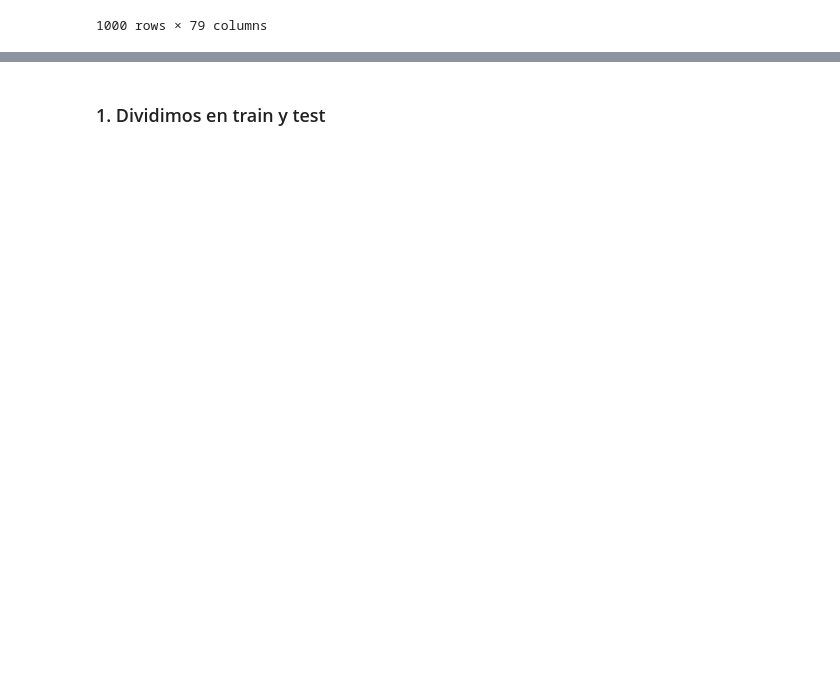
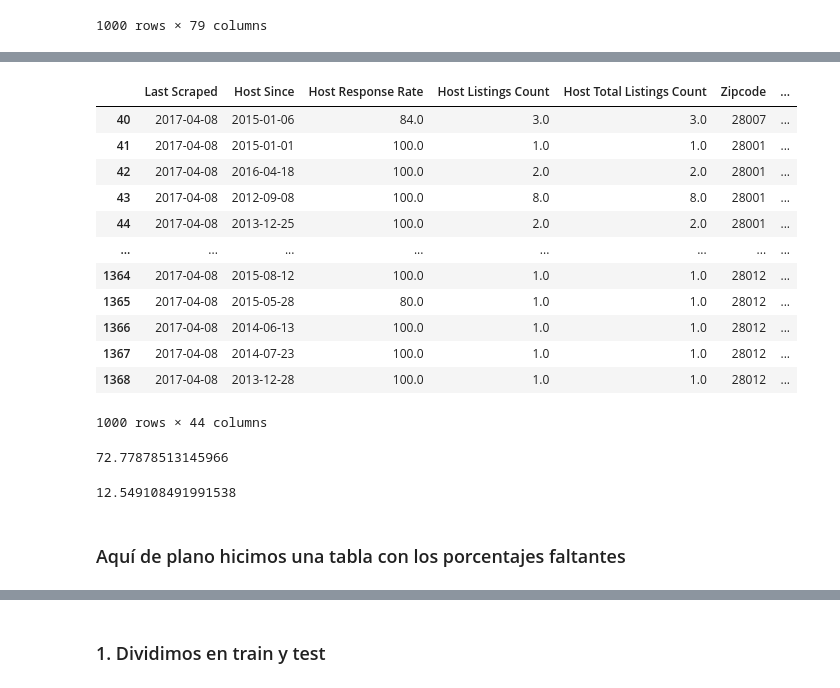
Before and after one commit to rogebautista/machine-learning-rogelio, a Jupyter notebook: Analisis exploratorio.ipynb, the cells around one changed output, grey strips where cells are left out. Drawn from its saved outputs; the diff is of its cells as text; code cells hidden in the pictures; blank space fills up the shorter version.

```diff
--- a/Analisis exploratorio.ipynb
+++ b/Analisis exploratorio.ipynb
@@ -254,0 +285,30 @@ data_prefilter.head(1000)
+# %%
+data_prefilter.head(1000)
+# %% [output]
+|  | Last Scraped | Host Since | Host Response Rate | Host Listings Count | Host Total Listings Count | Zipcode | ... |
+| 40 | 2017-04-08 | 2015-01-06 | 84.0 | 3.0 | 3.0 | 28007 | ... |
+| 41 | 2017-04-08 | 2015-01-01 | 100.0 | 1.0 | 1.0 | 28001 | ... |
+| 42 | 2017-04-08 | 2016-04-18 | 100.0 | 2.0 | 2.0 | 28001 | ... |
+| 43 | 2017-04-08 | 2012-09-08 | 100.0 | 8.0 | 8.0 | 28001 | ... |
+| 44 | 2017-04-08 | 2013-12-25 | 100.0 | 2.0 | 2.0 | 28001 | ... |
+| ... | ... | ... | ... | ... | ... | ... | ... |
+| 1364 | 2017-04-08 | 2015-08-12 | 100.0 | 1.0 | 1.0 | 28012 | ... |
+| 1365 | 2017-04-08 | 2015-05-28 | 80.0 | 1.0 | 1.0 | 28012 | ... |
+| 1366 | 2017-04-08 | 2014-06-13 | 100.0 | 1.0 | 1.0 | 28012 | ... |
+| 1367 | 2017-04-08 | 2014-07-23 | 100.0 | 1.0 | 1.0 | 28012 | ... |
+| 1368 | 2017-04-08 | 2013-12-28 | 100.0 | 1.0 | 1.0 | 28012 | ... |
+1000 rows × 44 columns
+# %%
+# vamos a revisar si Calendar Last Scraped tiene lo mismo que Last Scraped
+equal_values = data_prefilter['Last Scraped'].eq(data_prefilter['Calendar last Scraped'])
+equal_values.mean() * 100
+# Este resultado lo vamos a considerar para eliminar Calendar last Scraped
+# %% [output]
+72.77878513145966
+# %%
+# Aqui nos pusimos a revisar algunas variables para ver el % de Na que existen
+data_prefilter[pd.isna(data_prefilter['Host Response Rate'])].shape[0]*100/data_prefilter.shape[0]
+# %% [output]
+12.549108491991538
+# %% [markdown]
+### Aquí de plano hicimos una tabla con los porcentajes faltantes
```
Also changed, not shown: parts of 7 cells of this notebook.
